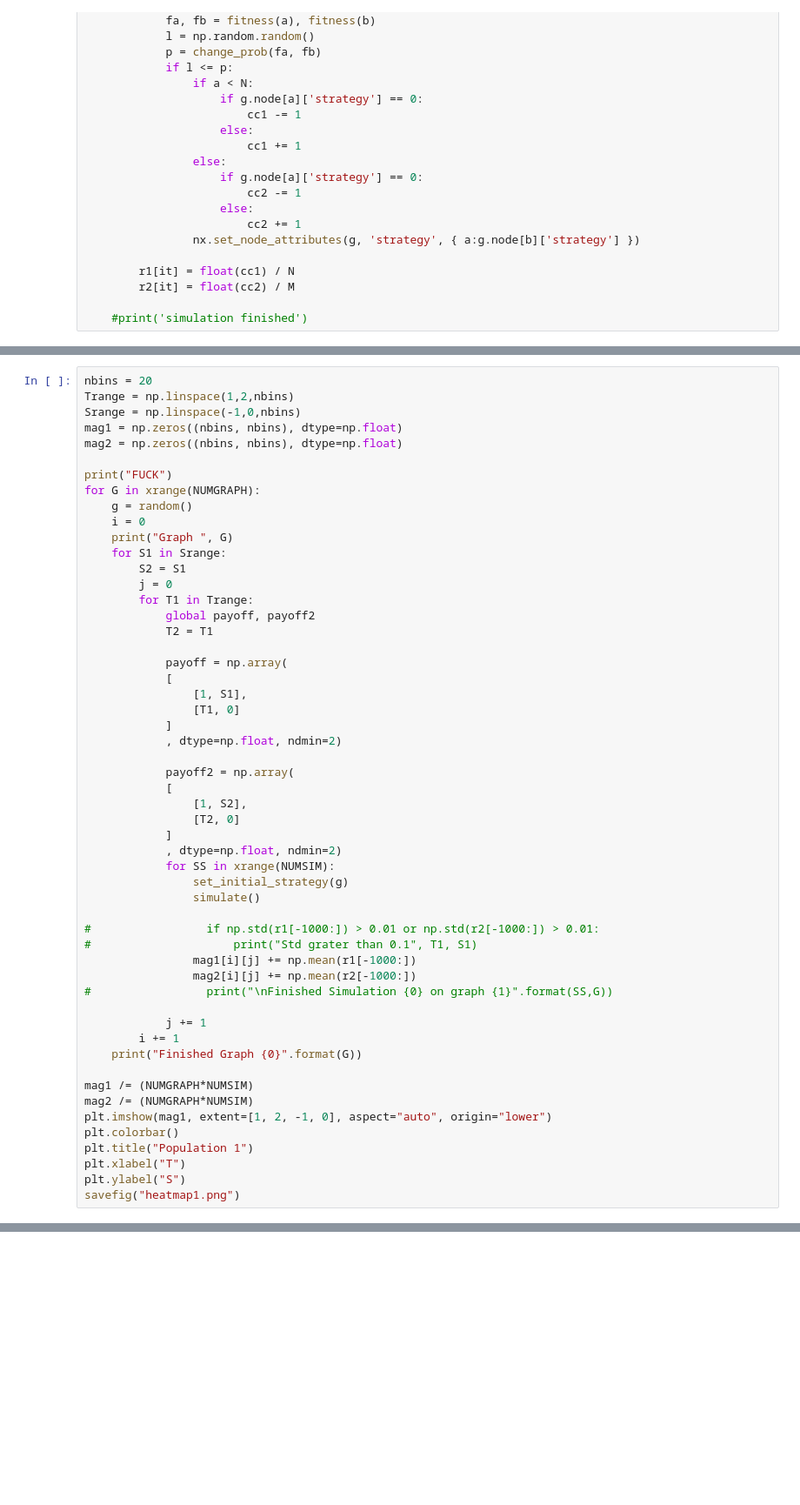
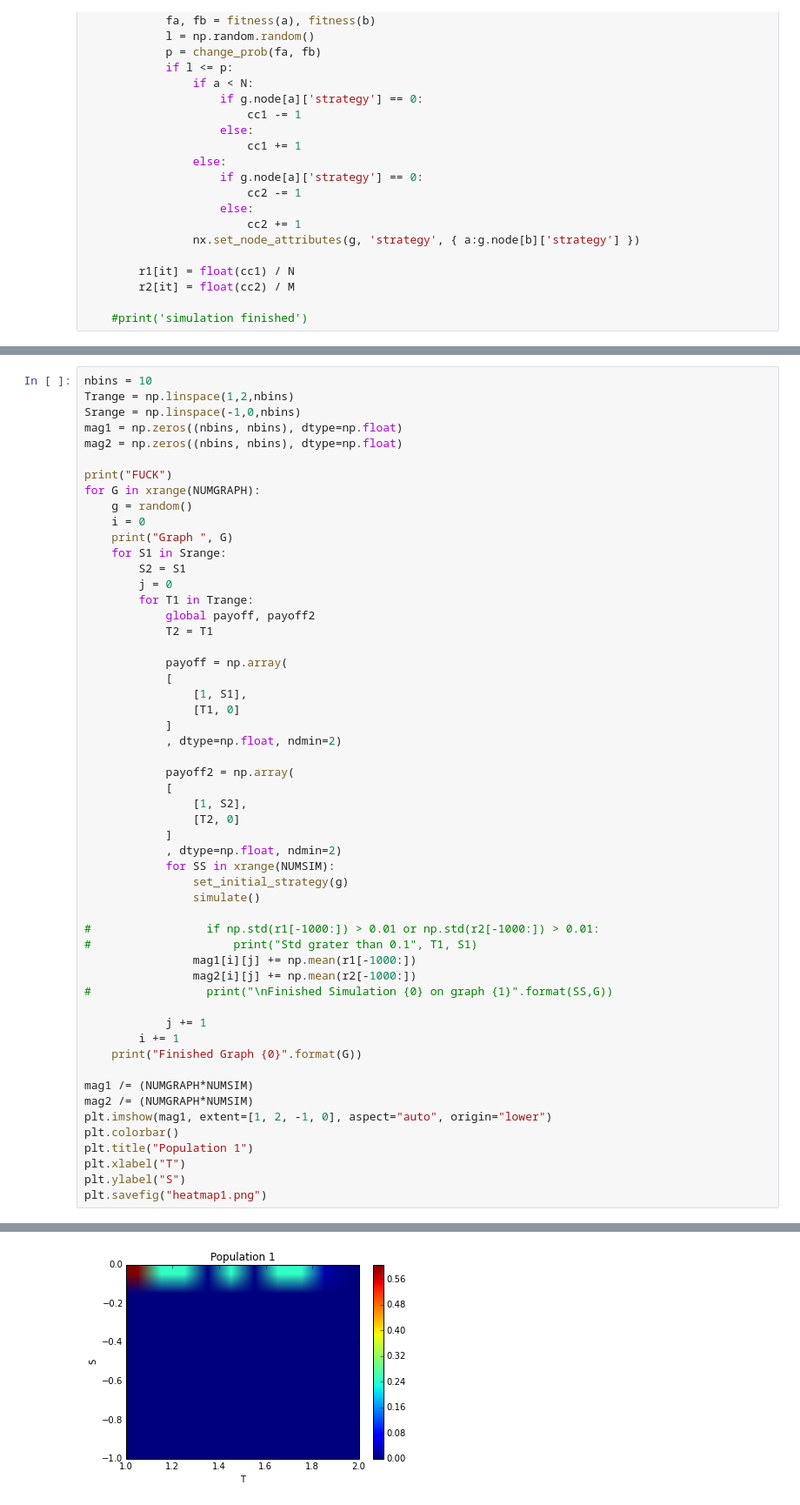
Before and after one commit to kaslusimoes/SummerSchool2016, a Jupyter notebook: simulation.ipynb, the cells around one changed output, grey strips where cells are left out. Shown at 87% size. Cells and saved outputs as stored; diff of their text form; blank space fills up the shorter version.

```diff
--- a/simulation.ipynb
+++ b/simulation.ipynb
@@ -160,5 +166,5 @@ plt.show()
 # %%
-nbins = 20
+nbins = 10
 Trange = np.linspace(1,2,nbins)
 Srange = np.linspace(-1,0,nbins)
 mag1 = np.zeros((nbins, nbins), dtype=np.float)
@@ -210,4 +216,5 @@ plt.colorbar()
 plt.title("Population 1")
 plt.xlabel("T")
 plt.ylabel("S")
-savefig("heatmap1.png")
+plt.savefig("heatmap1.png")
+# %% [output]
@@ -214,3 +231,4 @@ savefig("heatmap1.png")
+[figure, added]
 # %%
 plt.imshow(mag2, extent=[1, 2, -1, 0], aspect="auto", origin="lower")
 plt.colorbar()
```
Also changed, not shown: parts of 6 cells of this notebook, 9 other files.
